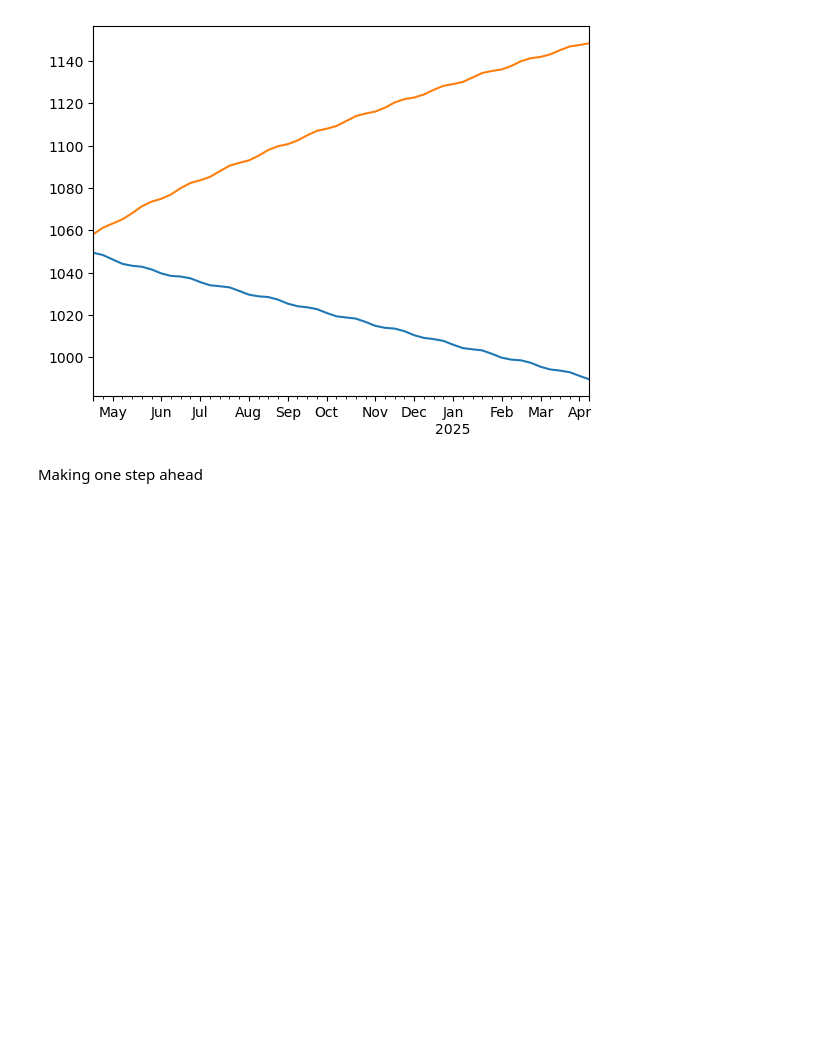
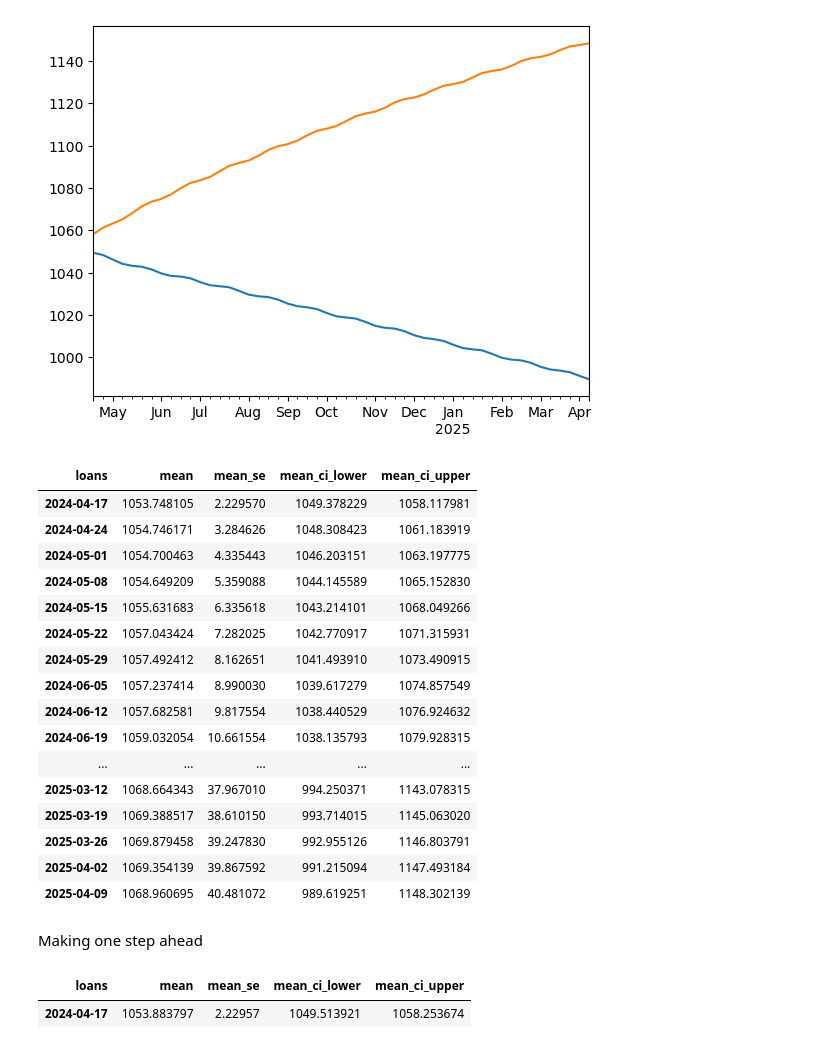
Before and after one commit to evanglas/forecasting-project, a Jupyter notebook: evan.ipynb, the cells around one changed output. Saved outputs shown, nothing was run; the diff lists cells and outputs as text; code cells hidden in the pictures; blank space fills up the shorter version.

Commit message:
added one step ahead forecast

```diff
--- a/evan.ipynb
+++ b/evan.ipynb
@@ -182,5 +162,39 @@ fc['mean_ci_upper'].plot()
 [figure]
 <Axes: >
 [figure]
+# %%
+fc
+# %% [output]
+| loans | mean | mean_se | mean_ci_lower | mean_ci_upper |
+| 2024-04-17 | 1053.748105 | 2.229570 | 1049.378229 | 1058.117981 |
+| 2024-04-24 | 1054.746171 | 3.284626 | 1048.308423 | 1061.183919 |
+| 2024-05-01 | 1054.700463 | 4.335443 | 1046.203151 | 1063.197775 |
+| 2024-05-08 | 1054.649209 | 5.359088 | 1044.145589 | 1065.152830 |
+| 2024-05-15 | 1055.631683 | 6.335618 | 1043.214101 | 1068.049266 |
+| 2024-05-22 | 1057.043424 | 7.282025 | 1042.770917 | 1071.315931 |
+| 2024-05-29 | 1057.492412 | 8.162651 | 1041.493910 | 1073.490915 |
+| 2024-06-05 | 1057.237414 | 8.990030 | 1039.617279 | 1074.857549 |
+| 2024-06-12 | 1057.682581 | 9.817554 | 1038.440529 | 1076.924632 |
+| 2024-06-19 | 1059.032054 | 10.661554 | 1038.135793 | 1079.928315 |
+| ... | ... | ... | ... | ... |
+| 2025-03-12 | 1068.664343 | 37.967010 | 994.250371 | 1143.078315 |
+| 2025-03-19 | 1069.388517 | 38.610150 | 993.714015 | 1145.063020 |
+| 2025-03-26 | 1069.879458 | 39.247830 | 992.955126 | 1146.803791 |
+| 2025-04-02 | 1069.354139 | 39.867592 | 991.215094 | 1147.493184 |
+| 2025-04-09 | 1068.960695 | 40.481072 | 989.619251 | 1148.302139 |
 # %% [markdown]
 Making one step ahead
+# %%
+#getting most recent value for deposits
+deposits_log_ret = np.log(arimax_df['deposits_l1']).diff().bfill()
+deposits_log_ret
+
+exog_forecast1 = np.zeros((1,2))
+exog_forecast1[0, 0] = ieffr['Implied EFFR'].values[0]
+exog_forecast1[0, 1] = deposits_log_ret[-1]
+
+fc1 = arimax_results[3,6].get_forecast(steps=1, exog=exog_forecast1).summary_frame()
+fc1
+# %% [output]
+| loans | mean | mean_se | mean_ci_lower | mean_ci_upper |
+| 2024-04-17 | 1053.883797 | 2.22957 | 1049.513921 | 1058.253674 |
```
Also changed, not shown: parts of 2 cells of this notebook.
